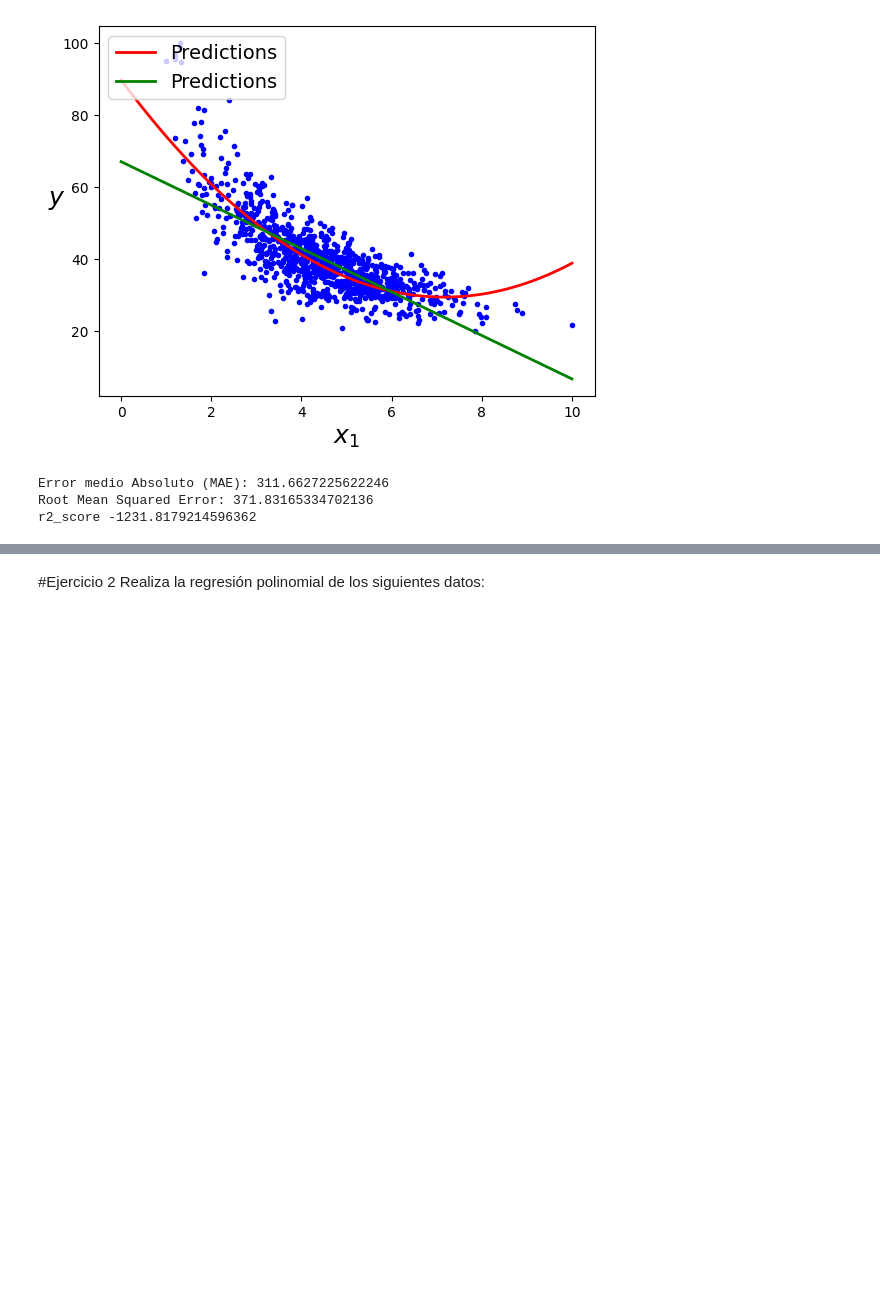
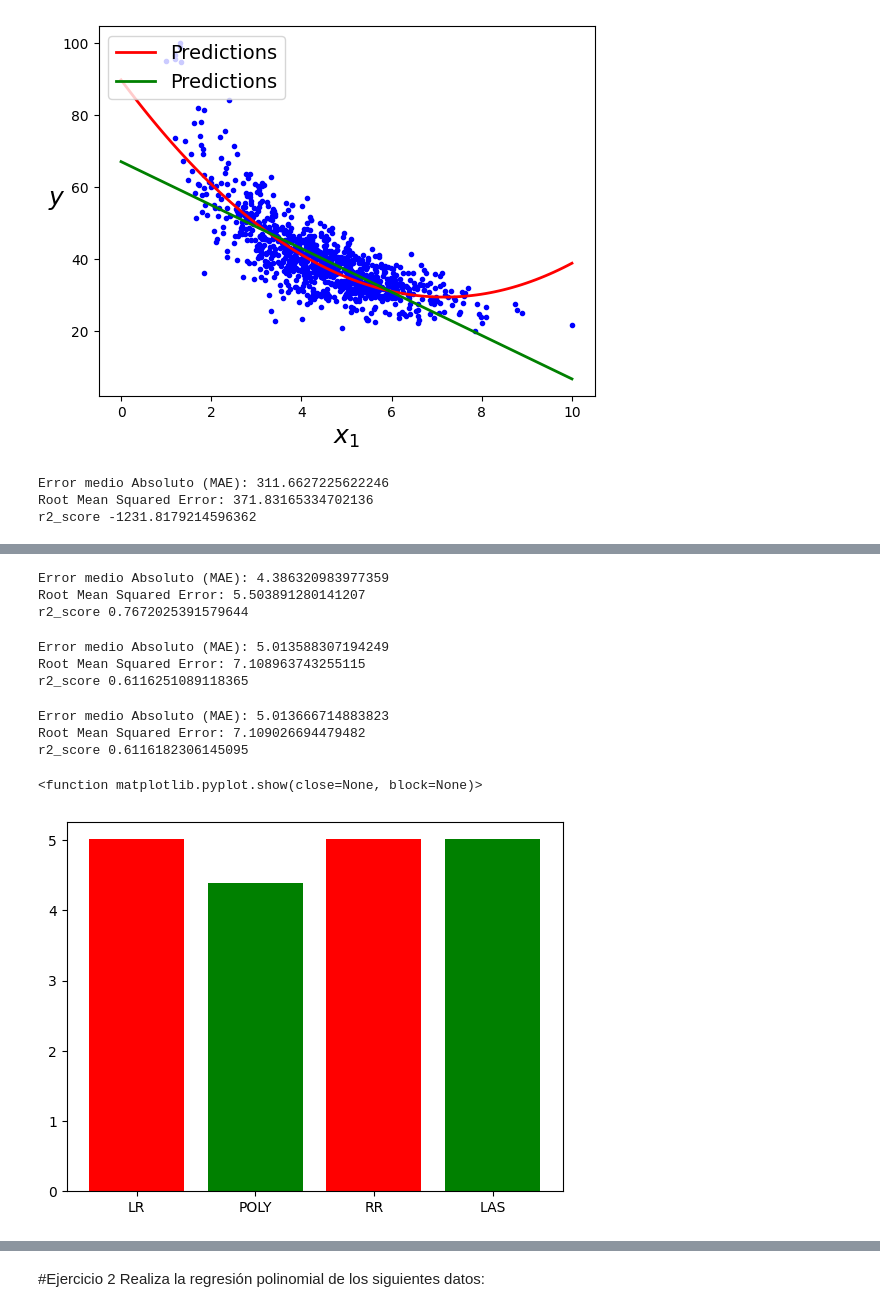
Before and after one commit to PosgradoMNA/actividades-de-aprendizaje-a01793474, a Jupyter notebook: Semana 8/TecMty_Regresion_lineal_polinomial.ipynb, the cells around one changed output, grey strips where cells are left out. Drawn from its saved outputs; the diff is of its cells as text; code cells hidden in the pictures; blank space fills up the shorter version.

```diff
--- a/Semana 8/TecMty_Regresion_lineal_polinomial.ipynb
+++ b/Semana 8/TecMty_Regresion_lineal_polinomial.ipynb
@@ -364,0 +389,65 @@ r2_score -1231.8179214596362
+# %%
+from sklearn.preprocessing import PolynomialFeatures
+poli=PolynomialFeatures(degree=3)
+x_train_pr = poli.fit_transform(X_train)
+x_test_pr = poli.fit_transform(X_test)
+
+linear_reg = LinearRegression(fit_intercept=True)
+linear_reg.fit(x_train_pr, y_train)
+
+y_hat_pr = linear_reg.predict(x_test_pr)
+
+resMAE.append(metrics.mean_absolute_error(y_test, y_hat_pr))
+resr2.append(r2_score(y_test, y_hat_pr))
+
+print('Error medio Absoluto (MAE):', metrics.mean_absolute_error(y_test, y_hat_pr))
+print('Root Mean Squared Error:', np.sqrt(metrics.mean_squared_error(y_test, y_hat_pr)))
+print('r2_score',r2_score(y_test, y_hat_pr))
+# %% [output]
+Error medio Absoluto (MAE): 4.386320983977359
+Root Mean Squared Error: 5.503891280141207
+r2_score 0.7672025391579644
+# %%
+from sklearn.linear_model import Ridge
+RR = Ridge(alpha=0.001)
+RR.fit(X_train,y_train)
+
+y_hat_rr = RR.predict(X_test)
+
+resMAE.append(metrics.mean_absolute_error(y_test, y_hat_rr))
+resr2.append(r2_score(y_test, y_hat_rr))
+
+print('Error medio Absoluto (MAE):', metrics.mean_absolute_error(y_test, y_hat_rr))
+print('Root Mean Squared Error:', np.sqrt(metrics.mean_squared_error(y_test, y_hat_rr)))
+print('r2_score',r2_score(y_test, y_hat_rr))
+# %% [output]
+Error medio Absoluto (MAE): 5.013588307194249
+Root Mean Squared Error: 7.108963743255115
+r2_score 0.6116251089118365
+# %%
+from sklearn.linear_model import Lasso
+LA = Lasso(alpha=0.001)
+LA.fit(X_train,y_train)
+
+y_hat_la = LA.predict(X_test)
+
+resMAE.append(metrics.mean_absolute_error(y_test, y_hat_la))
+resr2.append(r2_score(y_test, y_hat_la))
+
+print('Error medio Absoluto (MAE):', metrics.mean_absolute_error(y_test, y_hat_la))
+print('Root Mean Squared Error:', np.sqrt(metrics.mean_squared_error(y_test, y_hat_la)))
+print('r2_score',r2_score(y_test, y_hat_la))
+# %% [output]
+Error medio Absoluto (MAE): 5.013666714883823
+Root Mean Squared Error: 7.109026694479482
+r2_score 0.6116182306145095
+# %%
+from matplotlib import pyplot as plt
+left = [1, 2, 3, 4]
+names=['LR','POLY','RR','LAS']
+plt.bar(left, height=resMAE, tick_label = names,
+        width = 0.8, color = ['red', 'green'])
+plt.show
+# %% [output]
+<function matplotlib.pyplot.show(close=None, block=None)>
+[figure, added]
```
Also changed, not shown: parts of 8 cells of this notebook, 1 other file.
